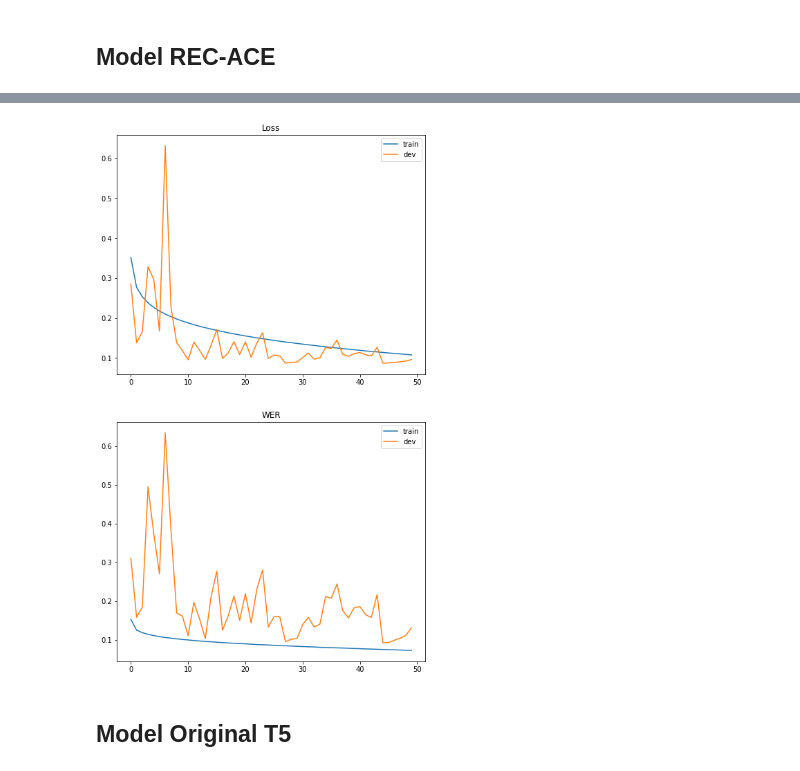
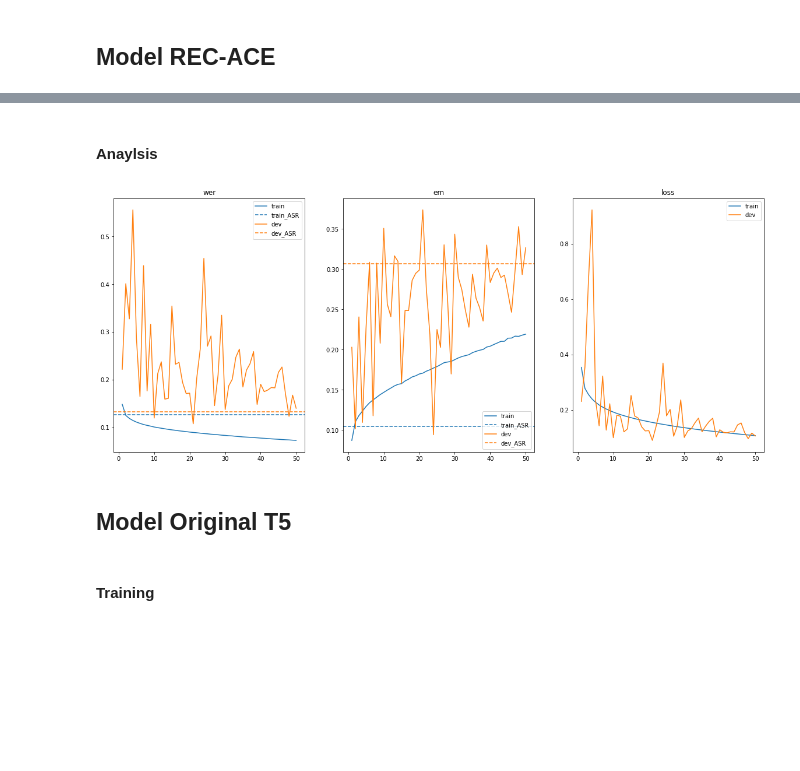
Before and after one commit to SharonKIDC/REC-ACE, a Jupyter notebook: train_pipeline.ipynb, the cells around one changed output, grey strips where cells are left out. Drawn from its saved outputs; the diff is of its cells as text; code cells hidden in the pictures; blank space fills up the shorter version.

Commit message:
After training T5 and RecACE on CLean and Other datasets

```diff
--- a/train_pipeline.ipynb
+++ b/train_pipeline.ipynb
@@ -73,12 +69,23 @@ tokenizer = T5Tokenizer.from_pretrained("t5-small")
 # %% [markdown]
 ## Read Data
 # %%
+# Clean data
 train_set = read_json(json_path=datasets_dict['Default Train Clean'])
 dev_set = read_json(json_path=datasets_dict['Default Dev Clean'])
+
+# Other data
+train_set_other = read_json(json_path=datasets_dict['Default Train Other'])
+dev_set_other = read_json(json_path=datasets_dict['Default Dev Other'])
 # %% [markdown]
 ## Prepare as DataLoader
 # %%
 batch_size = 64
+
+# Clean data
 train_loader = prepare_data(data=train_set, tokenizer=tokenizer, batch_size=batch_size, shuffle=True, debug=debug)
 dev_loader = prepare_data(data=dev_set, tokenizer=tokenizer, batch_size=batch_size, shuffle=False)
+
+# Other data
+train_loader_other = prepare_data(data=train_set_other, tokenizer=tokenizer, batch_size=batch_size, shuffle=True, debug=debug)
+dev_loader_other = prepare_data(data=dev_set_other, tokenizer=tokenizer, batch_size=batch_size, shuffle=False)
 # %% [output]
@@ -150,7 +178,7 @@ def training(model, n_epochs, train_data, dev_data, optimizer, exp_name, save_mo
 
     if save_model:
         timestamp = datetime.now().strftime("%Y-%m-%d_%H-%M-%S")
-        output_dir = f'./results/{exp_name}/{timestamp}'
+        output_dir = os.path.join(results_dir, f'{exp_name}/{timestamp}')
         os.makedirs(output_dir, exist_ok=True)
         print(f"Saving model to: {output_dir}")
 
@@ -225,6 +253,10 @@ def training(model, n_epochs, train_data, dev_data, optimizer, exp_name, save_mo
         if save_model:
             model.save_to_disk(output_dir + f"/epoch_{epoch+1}.pt")
 
+        if os.path.exists(output_dir + '/.stop'):
+            print("Stopping training")
+            break
+
     losses = {'train': train_epoch_losses, 'dev': dev_epoch_losses}
 
     if save_model:
@@ -287,5 +316,5 @@ rec_ace_model, rec_ace_metrics_df = training(
     train_data=train_loader,
     dev_data=dev_loader,
     optimizer=rec_ace_optimizer,
-    exp_name="rec_ace",
+    exp_name=f"rec_ace_Clean",
     save_model=True)
@@ -292,9 +360,13 @@ rec_ace_model, rec_ace_metrics_df = training(
+# %% [markdown]
+#### Anaylsis
 # %%
-plot_graphs(rec_ace_metrics_df, gt_df=asr_evaluator.metrics_df, fig_size=(20,8))
+plot_graphs(rec_ace_metrics_df, gt_df=asr_evaluators['Clean'].metrics_df, fig_size=(20,8))
 # %% [output]
-[figure, old version]
+[figure, new version]
 # %% [markdown]
 ## Model Original T5
+# %% [markdown]
+#### Training
 # %%
 assert debug==False, "You are in debug mode, please change to False"
 
```
Also changed, not shown: parts of 29 cells of this notebook, 4 other files.
